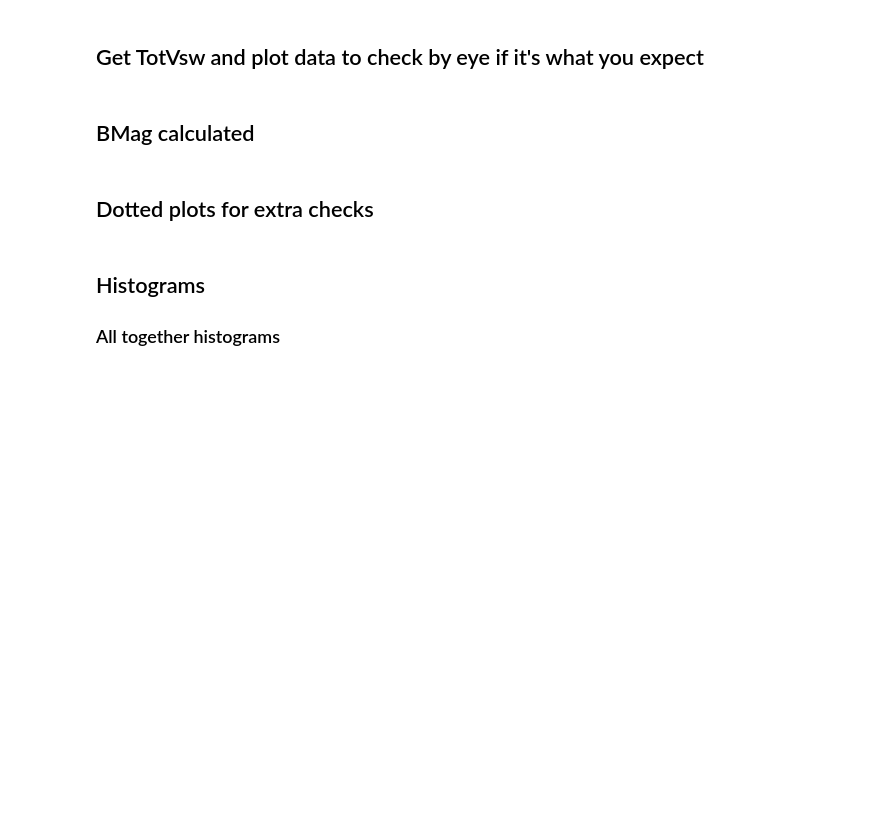
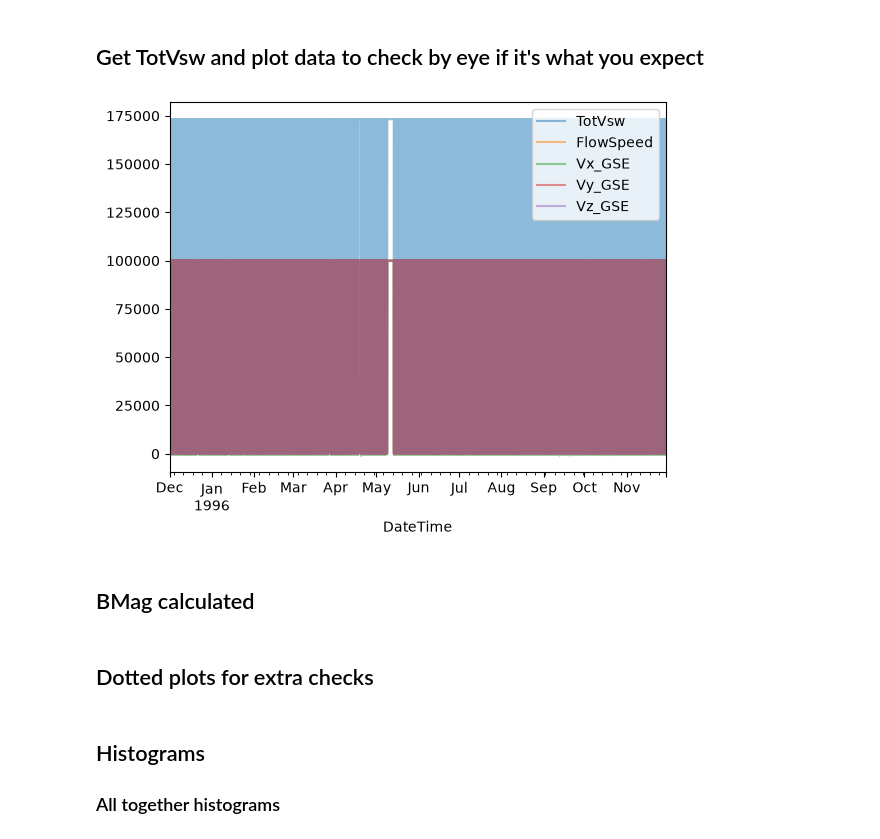
Before and after one commit to rahyndman/SolarWindCode, a Jupyter notebook: PlottingDataWindOnlyData.ipynb, the cells around one changed output. Cells and saved outputs as stored; diff of their text form; code cells hidden in the pictures; blank space fills up the shorter version.

```diff
--- a/PlottingDataWindOnlyData.ipynb
+++ b/PlottingDataWindOnlyData.ipynb
@@ -292,10 +298,8 @@ def PlotDQQ(dataTimeSeriesToCompare, VarsToPlot, QuantilesSpecific):
 ## Date ranges
 # %%
 # Cycle 23 Min # 1 Dec 95 - 30 Nov 96 as Cycle 23 min
-FAKEstartDateC23Min = "1995-01-01 00:00"
-FAKEendDateC23Min = "1995-03-31 00:00"
-# startDateC23Min = "1995-12-01 00:00"
-# endDateC23Min = "1996-11-30 23:59"
+startDateC23Min = "1995-12-01 00:00"
+endDateC23Min = "1996-11-30 23:59"
 
 # Cycle 23 Max # 1 Oct 99 - 30 Sept 00 as Cycle 23 max
 startDateC23Max = "1999-10-01 00:00"
@@ -309,8 +313,7 @@ endDateC24Min = "2008-07-31 23:59"
 startDateC24Max = "2013-11-01 00:00"
 endDateC24Max = "2014-10-31 23:59"
 
-DateRangeC23Min = ReadDates(FAKEstartDateC23Min, FAKEendDateC23Min)
-# DateRangeC23Min = ReadDates(startDateC23Min, endDateC23Min)
+DateRangeC23Min = ReadDates(startDateC23Min, endDateC23Min)
 print(DateRangeC23Min)
 DateRangeC23Max = ReadDates(startDateC23Max, endDateC23Max)
 print(DateRangeC23Max)
@@ -341,8 +344,10 @@ def FindData(directory, dataName, startDate, endDate): #FindDataMakeTimeSeries
     print(myFunc(files[0]))
     print(filesSorted)
     df_list = [] #pd.DataFrame([])
+    # Columns from https://omniweb.gsfc.nasa.gov/html/HROdocum.html
+    colnames = ["Year", "DOY", "Hour", "Minute", "IMF_PTS", "PercentInterp", "CP/MVFlag", "Timeshift", "PFN_XGSE", "PFN_YGSE","PFN_ZGSE", "ScalarB", "Bx_GSEGSM", "ByGSE", "BzGSE", "ByGSM", "BzGSM", "RMSTimeshift", "RMS_PFN", "RMSScalarB", "RMSFieldVector", "Plasma_PTS", "FlowSpeed", "Vx_GSE", "Vy_GSE", "Vz_GSE", "ProtonDensity", "Temp", "X_s_c_GSE", "Y_s_c_GSE", "Z_s_c_GSE", "X_targ_GSE", "Y_targ_GSE", "Z_targ_GSE", "RMS_targ", "DBOT1", "DBOT2"]
     for j in range(len(filesSorted)):
-        df_list.append( pd.read_csv(filesSorted[j], header=None, sep = "\s+") )
+        df_list.append( pd.read_csv(filesSorted[j], header=None, sep = "\s+", names = colnames) )
         # df2 = pd.read_csv(filesSorted[j+1], sep=" ")
         # pd.concat([df1, df2])
     print(df_list)
@@ -405,0 +405,16 @@ print(dataTSFirstDatesC23Min)
+# %%
+# dataTSFirstDatesC23Min = FindData(directory, dataName, startDateC23Min, endDateC23Min)
+# dataTSFirstDatesC23Max = FindData(directory, dataName, startDateC23Max, endDateC23Max)
+# dataTSFirstDatesC24Min = FindData(directory, dataName, startDateC24Min, endDateC24Min)
+# dataTSFirstDatesC24Max = FindData(directory, dataName, startDateC24Max, endDateC24Max)
+dataTSC23Min = dfToSeries(dataTSFirstDatesC23Min)
+dataTSC23Max = dfToSeries(dataTSFirstDatesC23Max)
+dataTSC24Min = dfToSeries(dataTSFirstDatesC24Min)
+dataTSC24Max = dfToSeries(dataTSFirstDatesC24Max)
+
+# DataFrame.insert(0, "DateTime", pd.to_datetime(DataFrame['Year'] * 10000000 + DataFrame['DOY']*10000 + DataFrame['Hour']*100 + DataFrame['Minute'], format='%Y%j%H%M'))
+
+# print(DataFrame)
+# TimeSeriesTrial = DataFrame.set_index('DateTime')
+
+# print(TimeSeriesTrial)
@@ -406,14 +443,16 @@ print(dataTSFirstDatesC23Min)
 # %% [markdown]
 ## Get TotVsw and plot data to check by eye if it's what you expect
 # %%
-dataTSFirstDatesC23Min = AddTotVsw(dataTSFirstDatesC23Min)
-# PlotVsw(dataTSFirstDatesC23Min)
-dataTSFirstDatesC23Max = AddTotVsw(dataTSFirstDatesC23Max)
-# PlotVsw(dataTSFirstDatesC23Max)
-dataTSFirstDatesC24Min = AddTotVsw(dataTSFirstDatesC24Min)
-# PlotVsw(dataTSFirstDatesC24Min)
-dataTSFirstDatesC24Max = AddTotVsw(dataTSFirstDatesC24Max)
-# PlotVsw(dataTSFirstDatesC24Max)
+dataTSC23Min = AddTotVsw(dataTSC23Min)
+PlotVsw(dataTSC23Min)
+dataTSC23Max = AddTotVsw(dataTSC23Max)
+# # PlotVsw(dataTSC23Max)
+dataTSC24Min = AddTotVsw(dataTSC24Min)
+# # PlotVsw(dataTSC24Min)
+dataTSC24Max = AddTotVsw(dataTSC24Max)
+# # PlotVsw(dataTSC24Max)
+# %% [output]
+[figure, added]
 # %% [markdown]
 ## BMag calculated
 # %%
```
Also changed, not shown: parts of 10 cells of this notebook, 3 other files.
